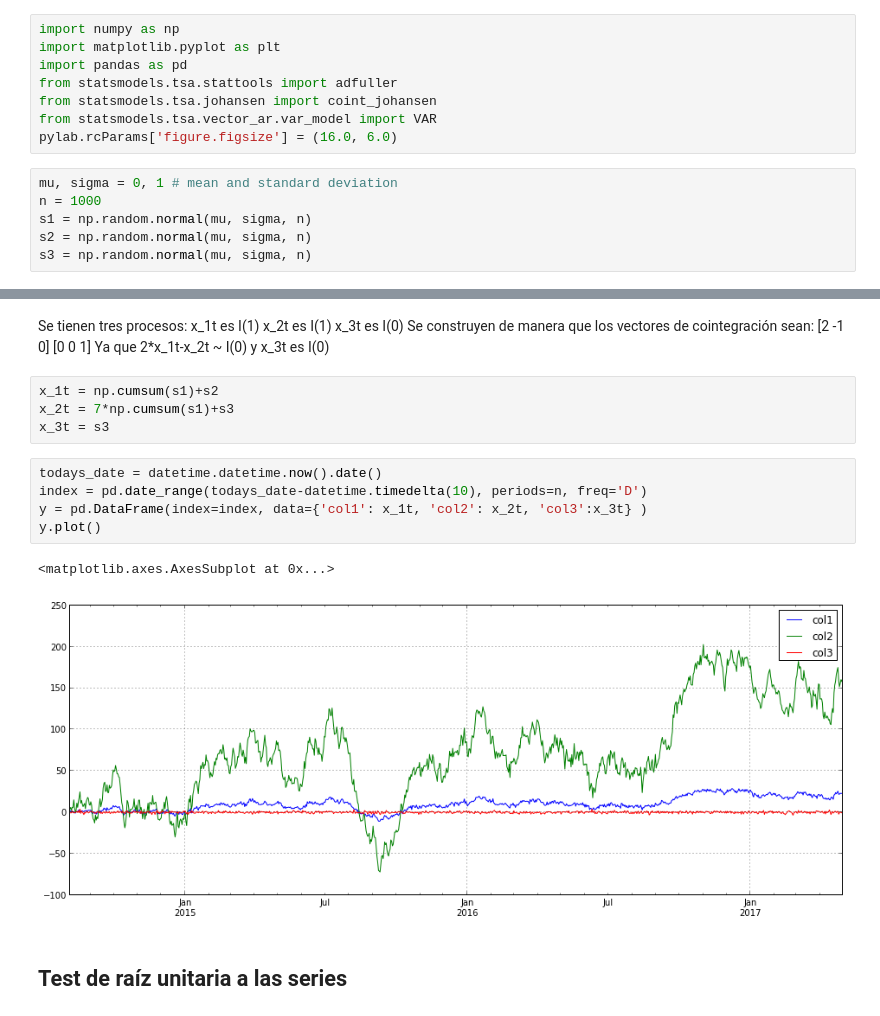
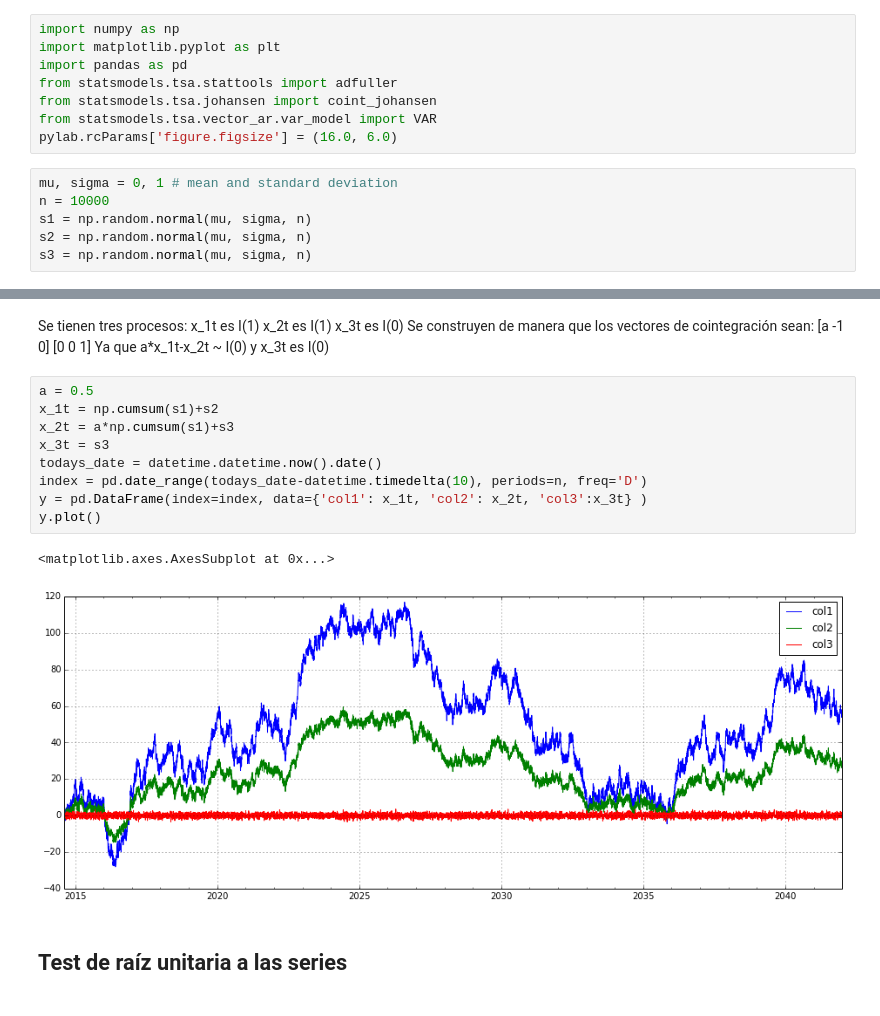
Before and after one commit to mapsa/seminario-doc-2014, a Jupyter notebook: cointegration-example.ipynb, the cells around one changed output, grey strips where cells are left out. Drawn from its saved outputs; the diff is of its cells as text.

```diff
--- a/cointegration-example.ipynb
+++ b/cointegration-example.ipynb
@@ -12,7 +12,7 @@ from statsmodels.tsa.vector_ar.var_model import VAR
 pylab.rcParams['figure.figsize'] = (16.0, 6.0)
 # %%
 mu, sigma = 0, 1 # mean and standard deviation
-n = 1000
+n = 10000
 s1 = np.random.normal(mu, sigma, n)
 s2 = np.random.normal(mu, sigma, n)
 s3 = np.random.normal(mu, sigma, n)
@@ -32,21 +32,21 @@ Se tienen tres procesos:
     x_2t es I(1)
     x_3t es I(0)
 Se construyen de manera que los vectores de cointegración sean:
-    [2 -1 0] [0 0 1]
-Ya que 2*x_1t-x_2t ~ I(0) y
+    [a -1 0] [0 0 1]
+Ya que a*x_1t-x_2t ~ I(0) y
 x_3t es I(0)
-# %%
-x_1t = np.cumsum(s1)+s2
-x_2t = 7*np.cumsum(s1)+s3
-x_3t = s3
 # %%
+a = 0.5
+x_1t = np.cumsum(s1)+s2
+x_2t = a*np.cumsum(s1)+s3
+x_3t = s3
 todays_date = datetime.datetime.now().date()
 index = pd.date_range(todays_date-datetime.timedelta(10), periods=n, freq='D')
 y = pd.DataFrame(index=index, data={'col1': x_1t, 'col2': x_2t, 'col3':x_3t} )
 y.plot()
 # %% [output]
 <matplotlib.axes.AxesSubplot at 0x...>
-[figure, old version]
+[figure, new version]
 # %% [markdown]
 ## Test de raíz unitaria a las series
 # %%
```
Also changed, not shown: parts of 20 cells of this notebook.
